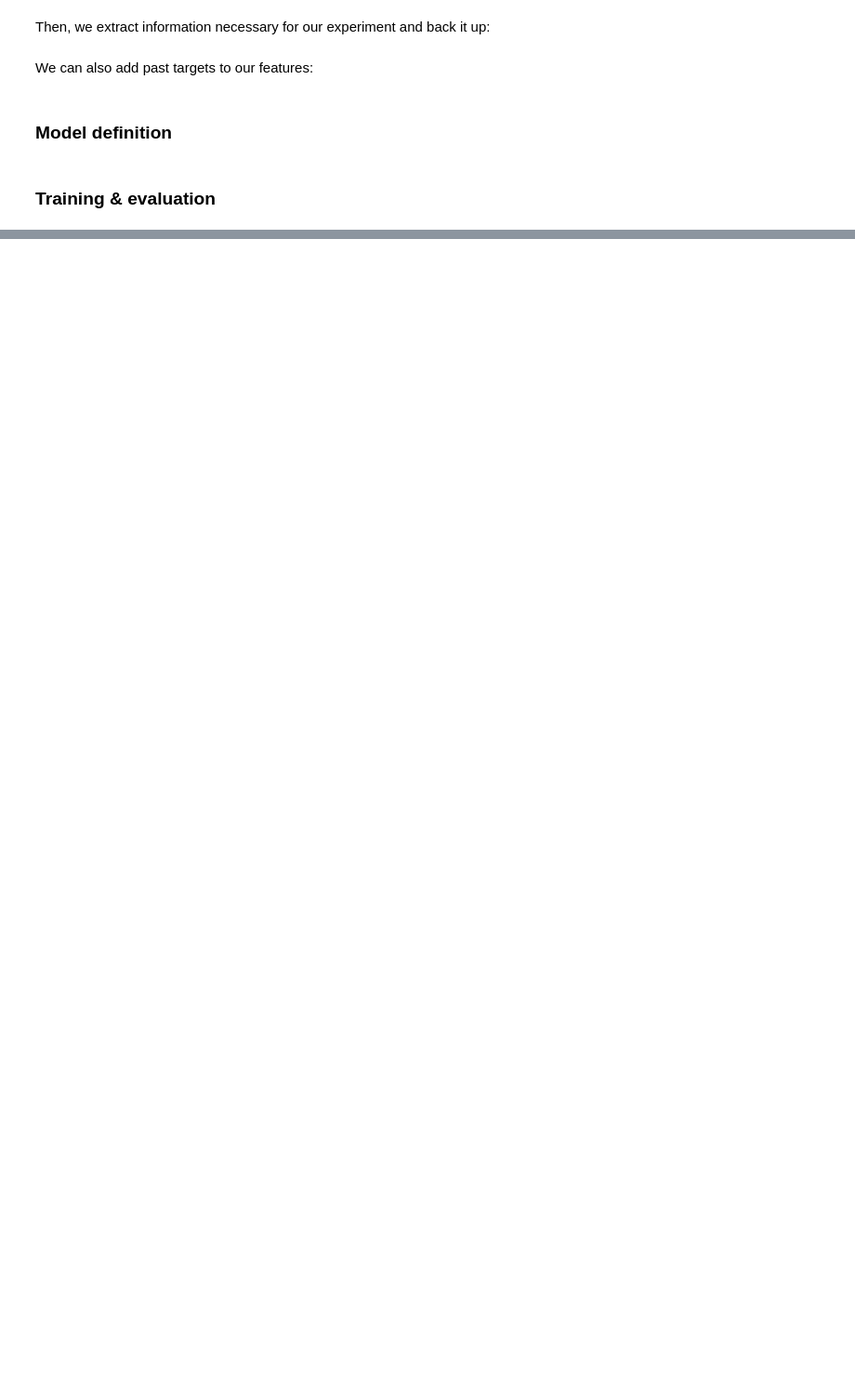
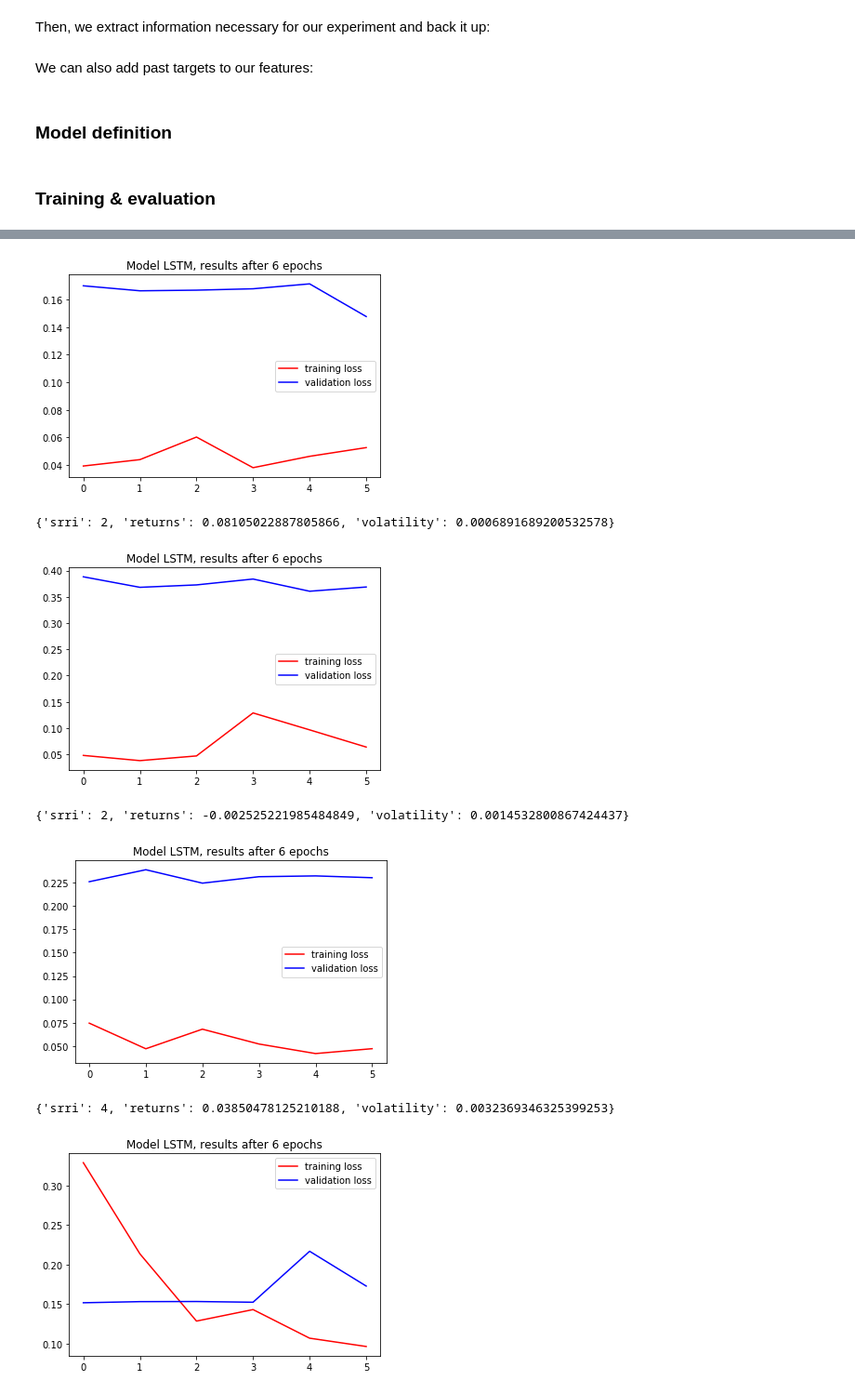
Before and after one commit to kowaalczyk/quant-invest, a Jupyter notebook: Summary.ipynb, the cells around one changed output, grey strips where cells are left out. Shown at 93% size. Saved outputs shown, nothing was run; the diff lists cells and outputs as text; code cells hidden in the pictures; blank space fills up the shorter version.

```diff
--- a/Summary.ipynb
+++ b/Summary.ipynb
@@ -296,7 +297,7 @@ from sklearn.preprocessing import StandardScaler
 # %%
 all_features = np.hstack([features_df.values, returns_features, covariance_features, weights_features.reshape(-1, 1)])
 features_valid = np.all(~np.isnan(all_features), axis=1)
-feature_scaler = StandardScaler()
+feature_scaler = MinMaxScaler()
 all_features[features_valid] = feature_scaler.fit_transform(all_features[features_valid])
 
 all_targets = np.hstack([returns_target, covariance_target])
@@ -315,0 +401,60 @@ meta_df = pd.DataFrame({'valid': features_valid}, index=funds_df.iloc[:len(featu
+# %%
+def predict_allocate(model, X, transformer, n_funds=7):
+    with torch.no_grad():
+        # reshape preserves dimensions when batch_size=1
+        y_pred = model(X).reshape(len(X), -1).cpu().numpy()
+    y_last_pred = transformer.inverse_transform(y_pred[-1])
+    mu = y_last_pred[:n_funds]
+    S = y_last_pred[n_funds:].reshape((n_funds, n_funds))
+    ef = EfficientFrontier(mu, S)
+    ef.efficient_risk(0.09)  # 0.01 threshold for safety
+    # normalizing output in case scaling and 32bit casts for GPU
+    # altered it resulting in allocation of more than 100% of portfolio
+    weights = normalize([ef.weights])[0]
+    return weights
+# %%
+models = []
+result_dfs = []
+truncated_funds_df = funds_df[:len(meta_df.index)]
+for train_ids, test_ids in OneYearTest(meta_df):  # TODO: Support batch_size other than 1 in OneYearTest
+    if not meta_df.iloc[train_ids]['valid'].all():
+        continue
+    X, y = all_features[train_ids], all_targets[train_ids]
+    assert(~np.any(np.isnan(X)))
+    assert(~np.any(np.isnan(y)))
+
+    X, y = as_sequences(X, y, seq_len=seq_len, batch_size=batch_size, cuda_device=cuda_device)
+    X_train_ = X[:-val_set_len]
+    y_train_ = y[:-val_set_len]
+    X_valid_ = X[-val_set_len:-1]
+    y_valid_ = y[-val_set_len:-1]
+    X_test_batch_ = X[-1]  # for portfolio construction, separate from validation
+
+    model = LSTM(
+        input_dim=all_features.shape[1],
+        hidden_dim=model_hidden_dim,
+        output_dim=all_targets.shape[1],
+        batch_size=1
+    )
+    model, _, _ = train(model, X_train_, y_train_, X_valid_, y_valid_)
+    models.append(model)
+
+    allocation = predict_allocate(model, X_test_batch_, target_scaler)
+    allocation_data = {fund: allocation[idx] for idx, fund in enumerate(funds_df.columns)}
+    srri = portfolio_srri(allocation, truncated_funds_df[train_ids].values)
+    returns, volatility = portfolio_performance(allocation, truncated_funds_df[test_ids].values)
+    performance_data = {'srri': srri, 'returns': returns, 'volatility': volatility}
+    print(performance_data)
+    result_dfs.append(
+        pd.DataFrame({**allocation_data, **performance_data}, index=[truncated_funds_df[test_ids].index.year[0]])
+    )
+lstm_results_df = pd.concat(result_dfs, axis='index')
+lstm_results_df
+# %% [output]
+[figure, added]
+{'srri': 2, 'returns': 0.08105022887805866, 'volatility': 0.0006891689200532578}
+[figure, added]
+{'srri': 2, 'returns': -0.002525221985484849, 'volatility': 0.0014532800867424437}
+[figure, added]
+{'srri': 4, 'returns': 0.03850478125210188, 'volatility': 0.0032369346325399253}
+[figure, added]
```
Also changed, not shown: parts of 19 cells of this notebook.
